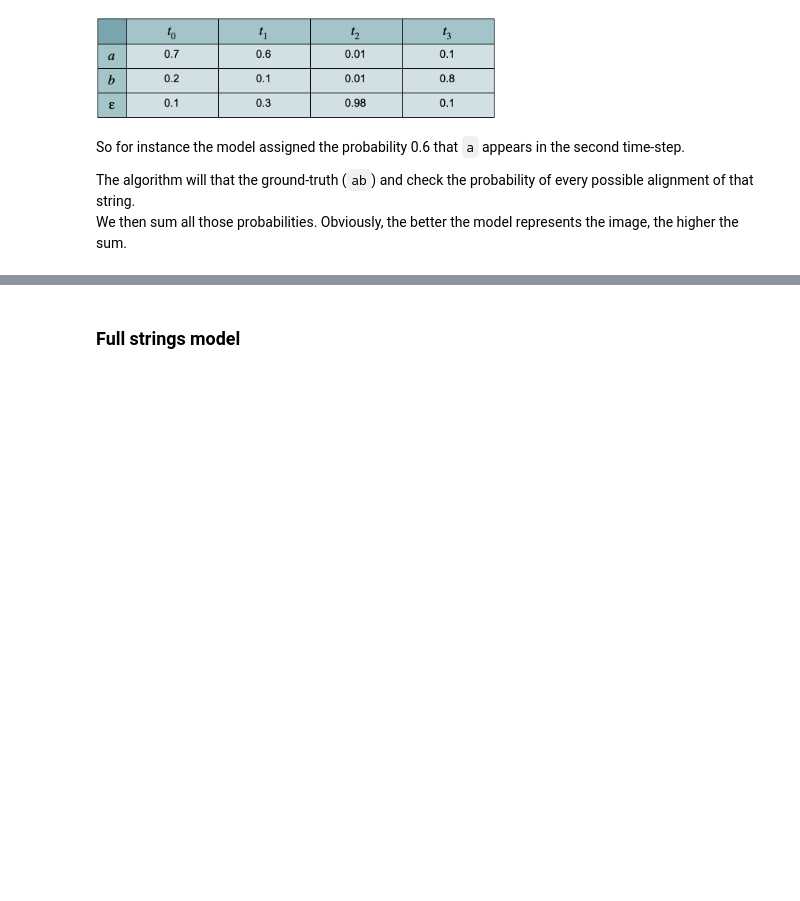
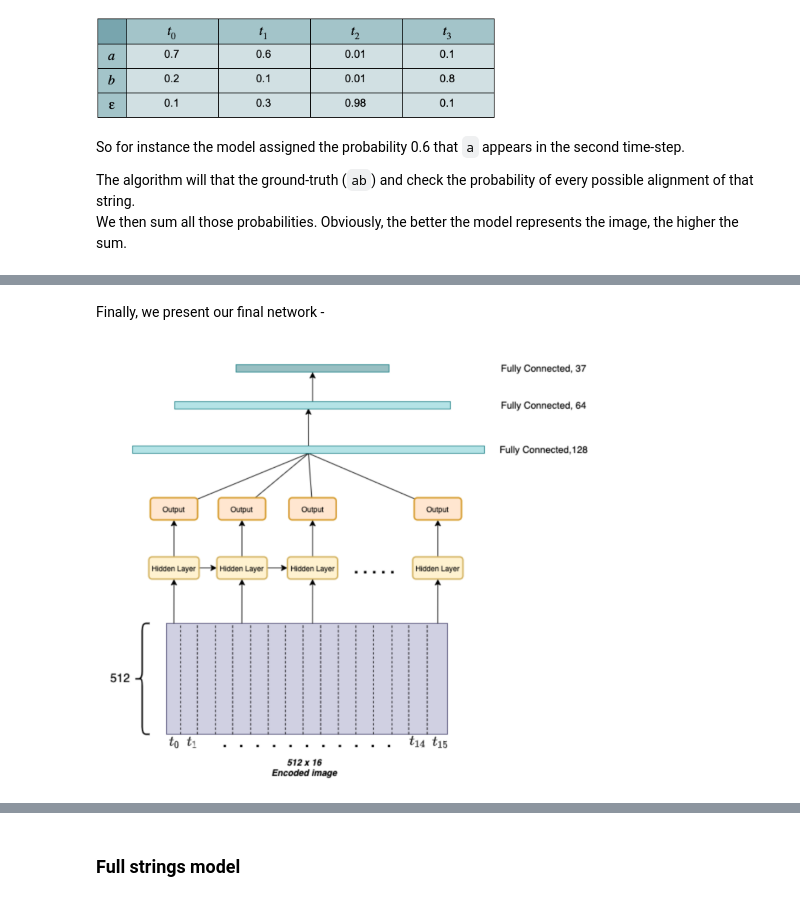
Before and after one commit to tomtalp/CaptchasProject, a Jupyter notebook: main_notebook.ipynb, the cells around one changed output, grey strips where cells are left out. Drawn from its saved outputs; the diff is of its cells as text; code cells hidden in the pictures; blank space fills up the shorter version.

```diff
--- a/main_notebook.ipynb
+++ b/main_notebook.ipynb
@@ -989,0 +1000,6 @@ $$
+# %% [markdown]
+Finally, we present our final network -
+# %%
+ShowImage("./assets/final_rnn_diagram.png", width=500, height=50)
+# %% [output]
+[figure, added]
```
Also changed, not shown: parts of 3 cells of this notebook, 1 other file.
